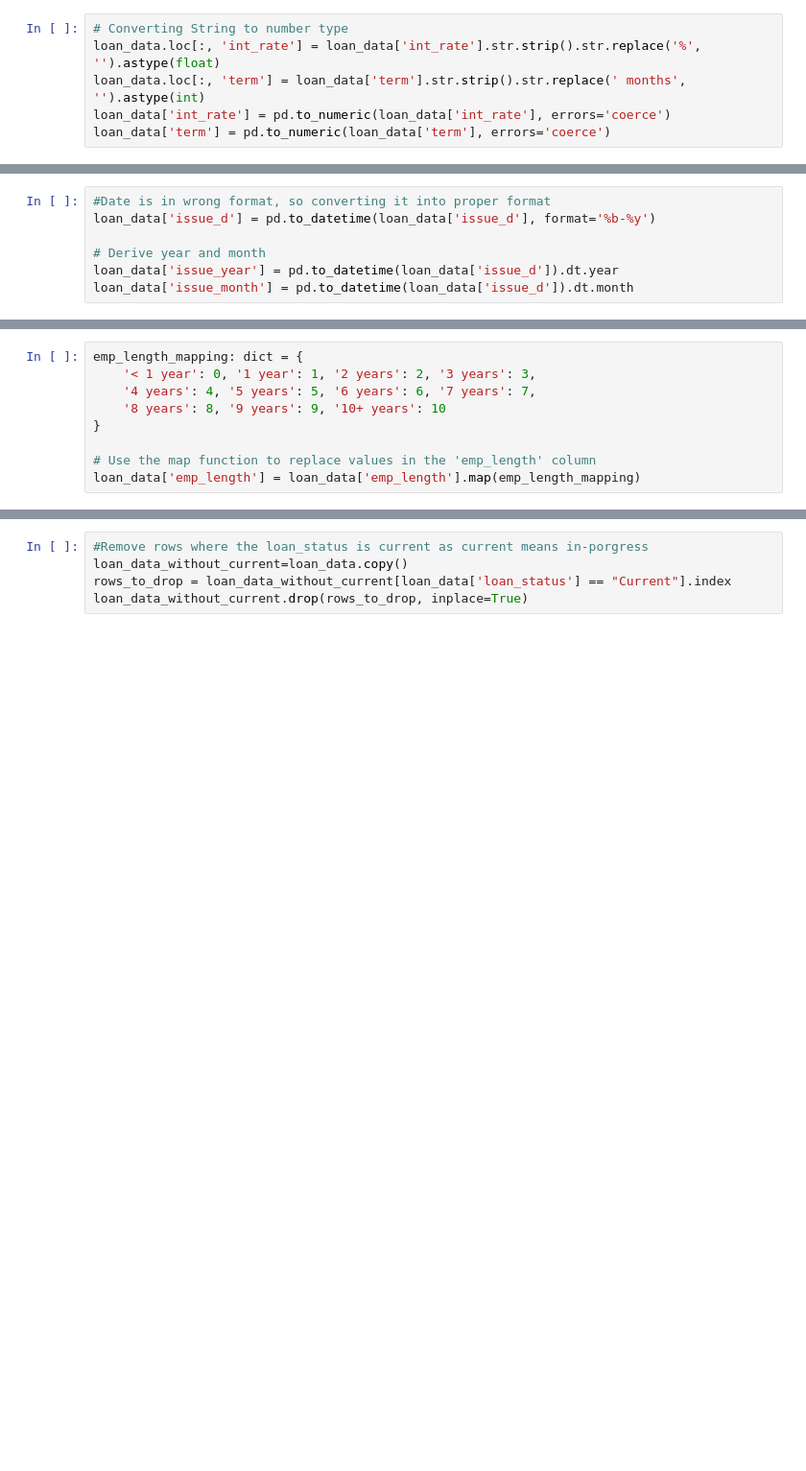
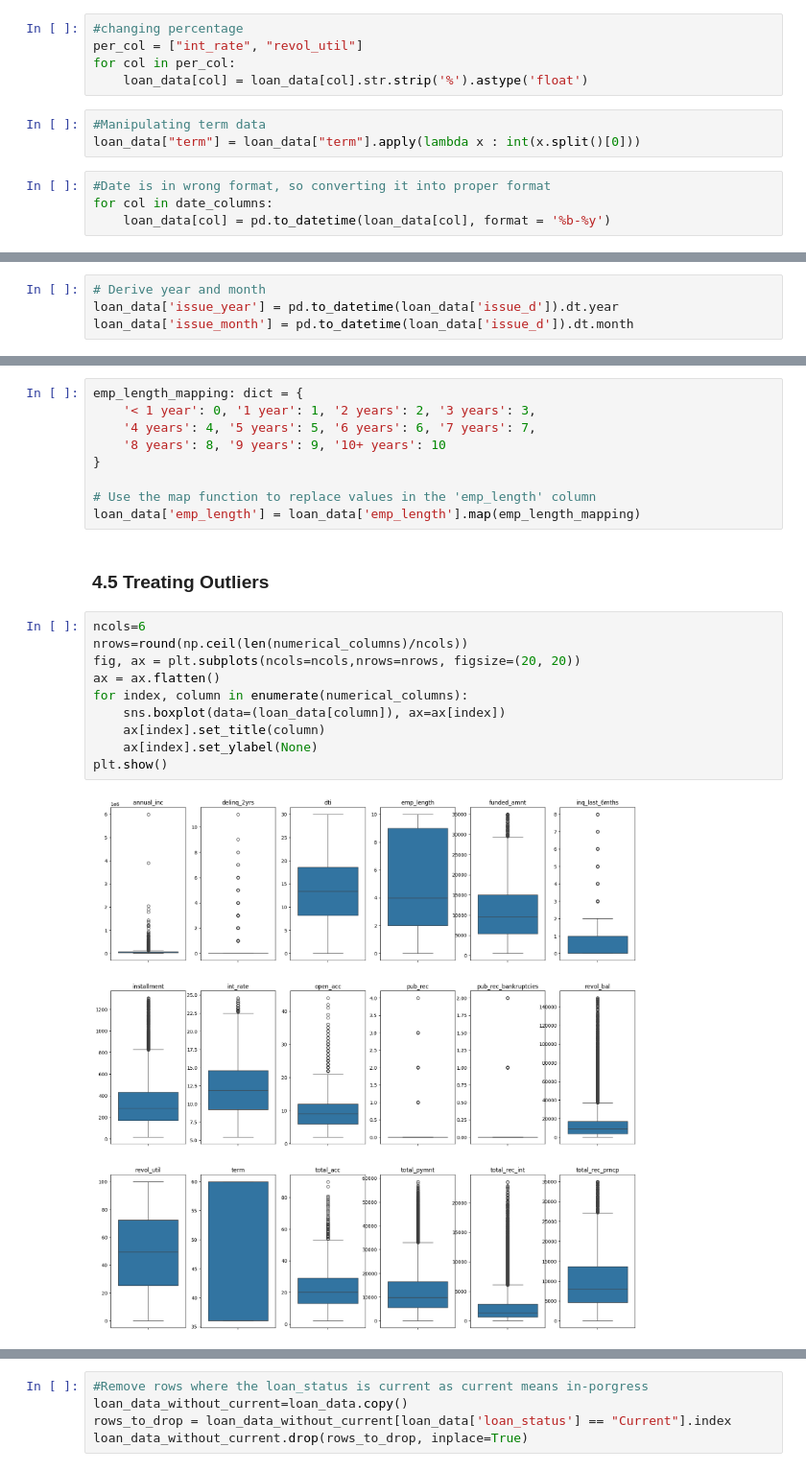
Before and after one commit to anandtv04/lending-case-study, a Jupyter notebook: lending-case-study-ankur_anand.ipynb, the cells around one changed output, grey strips where cells are left out. Shown at 96% size. Cells and saved outputs as stored; diff of their text form; blank space fills up the shorter version.

Commit message:
Updated based on ankur's data

```diff
--- a/lending-case-study-ankur_anand.ipynb
+++ b/lending-case-study-ankur_anand.ipynb
@@ -247,6 +326,12 @@ loan_data.shape
+# %%
+#changing percentage
+per_col = ["int_rate", "revol_util"]
+for col in per_col:
+    loan_data[col] = loan_data[col].str.strip('%').astype('float')
 # %%
-# Converting String to number type
-loan_data.loc[:, 'int_rate'] = loan_data['int_rate'].str.strip().str.replace('%', '').astype(float)
-loan_data.loc[:, 'term'] = loan_data['term'].str.strip().str.replace(' months', '').astype(int)
-loan_data['int_rate'] = pd.to_numeric(loan_data['int_rate'], errors='coerce')
-loan_data['term'] = pd.to_numeric(loan_data['term'], errors='coerce')
+#Manipulating term data
+loan_data["term"] = loan_data["term"].apply(lambda x : int(x.split()[0]))
+# %%
+#Date is in wrong format, so converting it into proper format
+for col in date_columns:
+    loan_data[col] = pd.to_datetime(loan_data[col], format = '%b-%y')
@@ -253,7 +340,4 @@ loan_data['term'] = pd.to_numeric(loan_data['term'], errors='coerce')
 # %%
-#Date is in wrong format, so converting it into proper format
-loan_data['issue_d'] = pd.to_datetime(loan_data['issue_d'], format='%b-%y')
-
 # Derive year and month
 loan_data['issue_year'] = pd.to_datetime(loan_data['issue_d']).dt.year
 loan_data['issue_month'] = pd.to_datetime(loan_data['issue_d']).dt.month
@@ -288,3 +378,17 @@ emp_length_mapping: dict = {
 
 # Use the map function to replace values in the 'emp_length' column
 loan_data['emp_length'] = loan_data['emp_length'].map(emp_length_mapping)
+# %% [markdown]
+### 4.5 Treating Outliers
+# %%
+ncols=6
+nrows=round(np.ceil(len(numerical_columns)/ncols))
+fig, ax = plt.subplots(ncols=ncols,nrows=nrows, figsize=(20, 20))
+ax = ax.flatten()
+for index, column in enumerate(numerical_columns):
+    sns.boxplot(data=(loan_data[column]), ax=ax[index])
+    ax[index].set_title(column)
+    ax[index].set_ylabel(None)
+plt.show()
+# %% [output]
+[figure, added]
```
Also changed, not shown: parts of 46 cells of this notebook.
